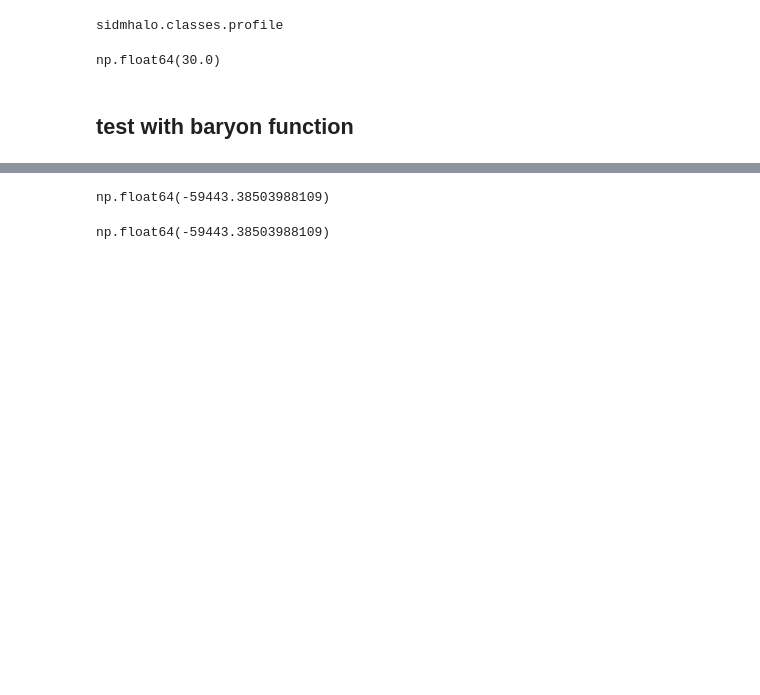
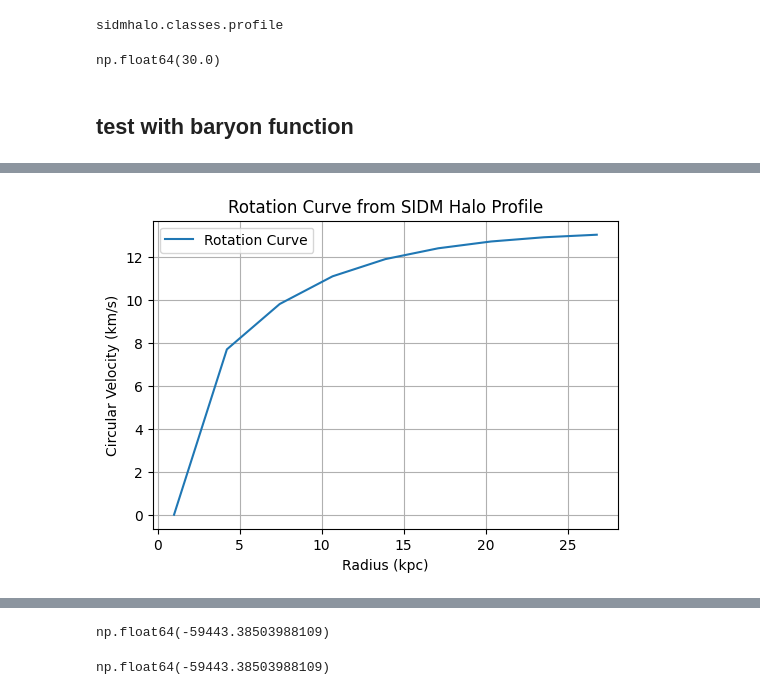
Before and after one commit to AdamSmithOrlik/nonspherical-sidm-jeans-model, a Jupyter notebook: examples/dev.ipynb, the cells around one changed output, grey strips where cells are left out. Saved outputs shown, nothing was run; the diff lists cells and outputs as text; code cells hidden in the pictures; blank space fills up the shorter version.

Commit message:
Starting working on rotation curve fix.

```diff
--- a/examples/dev.ipynb
+++ b/examples/dev.ipynb
@@ -53,13 +54,13 @@ R200 = 200 # virial radius, kpc
 c = 10 # concentration, dimensionless
 q_sph = 1 # spherical axis ratio, dimensionless
 
-def Phi_b(r, th):
-    Md = 6.4e10
-    a = 3.5
-    b = 0.53
-    return -GN*Md/np.sqrt(r**2 * np.sin(th)**2 + (a + np.sqrt(b**2 + r**2 * np.cos(th)**2))**2)
+# def Phi_b(r, th):
+#     Md = 6.4e10
+#     a = 3.5
+#     b = 0.53
+#     return -GN*Md/np.sqrt(r**2 * np.sin(th)**2 + (a + np.sqrt(b**2 + r**2 * np.cos(th)**2))**2)
 
-profile = sidmhalo.gen.squashed(rm, M200, c, q0=q_sph, Phi_b=Phi_b)
+profile = sidmhalo.gen.squashed(rm, M200, c, q0=q_sph, Phi_b=None)
 
 if profile:
     print("Profile generated successfully")
@@ -68 +69,4 @@ relaxation (in /home/asorlik/Desktop/github-projects/nonspherical-sidm-jeans-mod
 Profile generated successfully
+# %%
+r = np.linspace(1, 30, 10) # kpc
+test = profile.V(r)
@@ -68,0 +80,11 @@ Profile generated successfully
+# %%
+plt.figure(figsize=(6, 4))
+plt.plot(r, np.sqrt(test), label='Rotation Curve')
+plt.xlabel('Radius (kpc)')
+plt.ylabel('Circular Velocity (km/s)')
+plt.title('Rotation Curve from SIDM Halo Profile')
+plt.legend()
+plt.grid()
+plt.show()
+# %% [output]
+[figure, added]
```
Also changed, not shown: parts of 7 cells of this notebook, 3 other files.
